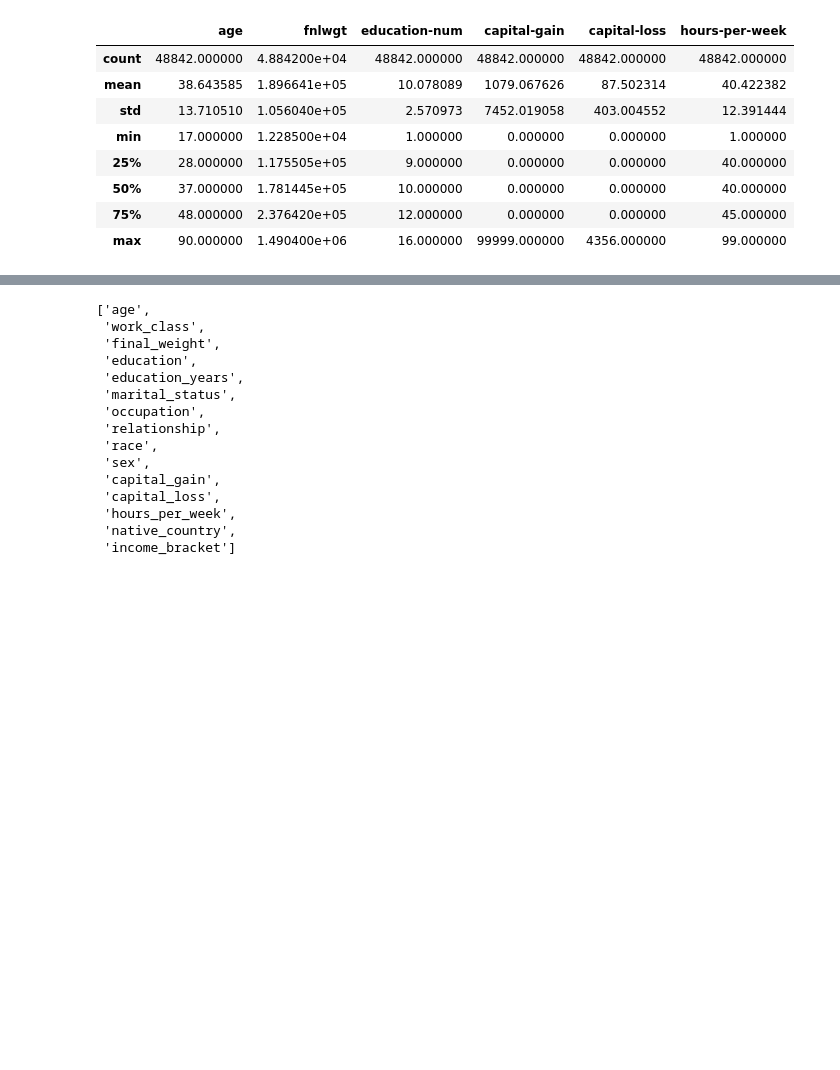
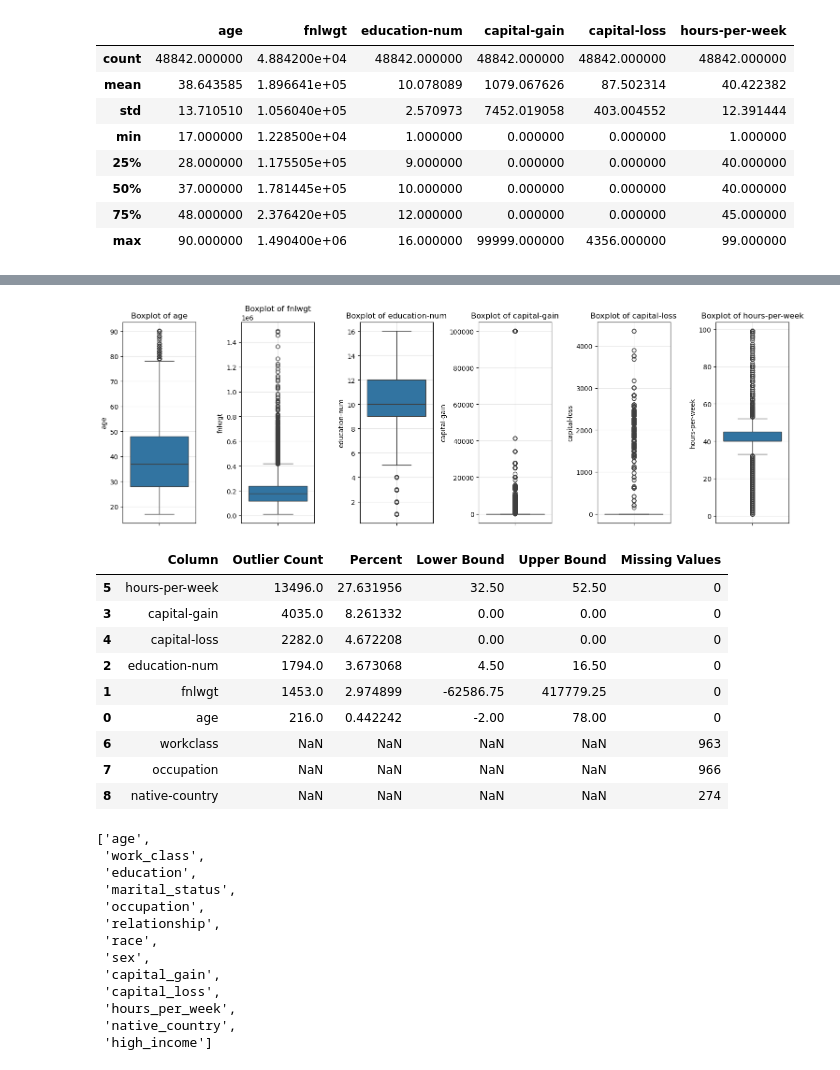
Before and after one commit to caitpj/d100_d400_income_predict, a Jupyter notebook: eda_cleaning.ipynb, the cells around one changed output, grey strips where cells are left out. Cells and saved outputs as stored; diff of their text form; code cells hidden in the pictures; blank space fills up the shorter version.

Commit message:
complete eda and cleaning v1

```diff
--- a/eda_cleaning.ipynb
+++ b/eda_cleaning.ipynb
@@ -110,13 +108,31 @@ Name: count, dtype: int64
+# %%
+#3. Do we face outliers and missing values?
+preprocessing.get_outliers_summary(df_raw)
+# %% [output]
+[figure, added]
+|  | Column | Outlier Count | Percent | Lower Bound | Upper Bound | Missing Values |
+| 5 | hours-per-week | 13496.0 | 27.631956 | 32.50 | 52.50 | 0 |
+| 3 | capital-gain | 4035.0 | 8.261332 | 0.00 | 0.00 | 0 |
+| 4 | capital-loss | 2282.0 | 4.672208 | 0.00 | 0.00 | 0 |
+| 2 | education-num | 1794.0 | 3.673068 | 4.50 | 16.50 | 0 |
+| 1 | fnlwgt | 1453.0 | 2.974899 | -62586.75 | 417779.25 | 0 |
+| 0 | age | 216.0 | 0.442242 | -2.00 | 78.00 | 0 |
+| 6 | workclass | NaN | NaN | NaN | NaN | 963 |
+| 7 | occupation | NaN | NaN | NaN | NaN | 966 |
+| 8 | native-country | NaN | NaN | NaN | NaN | 274 |
 # %%
-# Clean column names (e.g. 'capital-gain' -> 'capital_gain')
-df_clean = preprocessing.clean_column_names(df_raw)
+# Cleaning pipeline i.e.:
+# - Clean column names (e.g. 'capital-gain' -> 'capital_gain')
+# - Remove redundant columns
+# - clean an binarize income data (1 for '>50K', 0 for '=<50K')
+# - Replace '?' with NaN
+# - trim whitespace from all str values
+df_clean = cleaning.full_clean(df_raw)
 df_clean.columns.tolist()
 # %% [output]
 ['age',
  'work_class',
- 'final_weight',
  'education',
- 'education_years',
  'marital_status',
  'occupation',
  'relationship',
@@ -126,4 +142,4 @@ df_clean.columns.tolist()
  'capital_loss',
  'hours_per_week',
  'native_country',
- 'income_bracket']
+ 'high_income']
```
Also changed, not shown: parts of 9 cells of this notebook, 7 other files.
